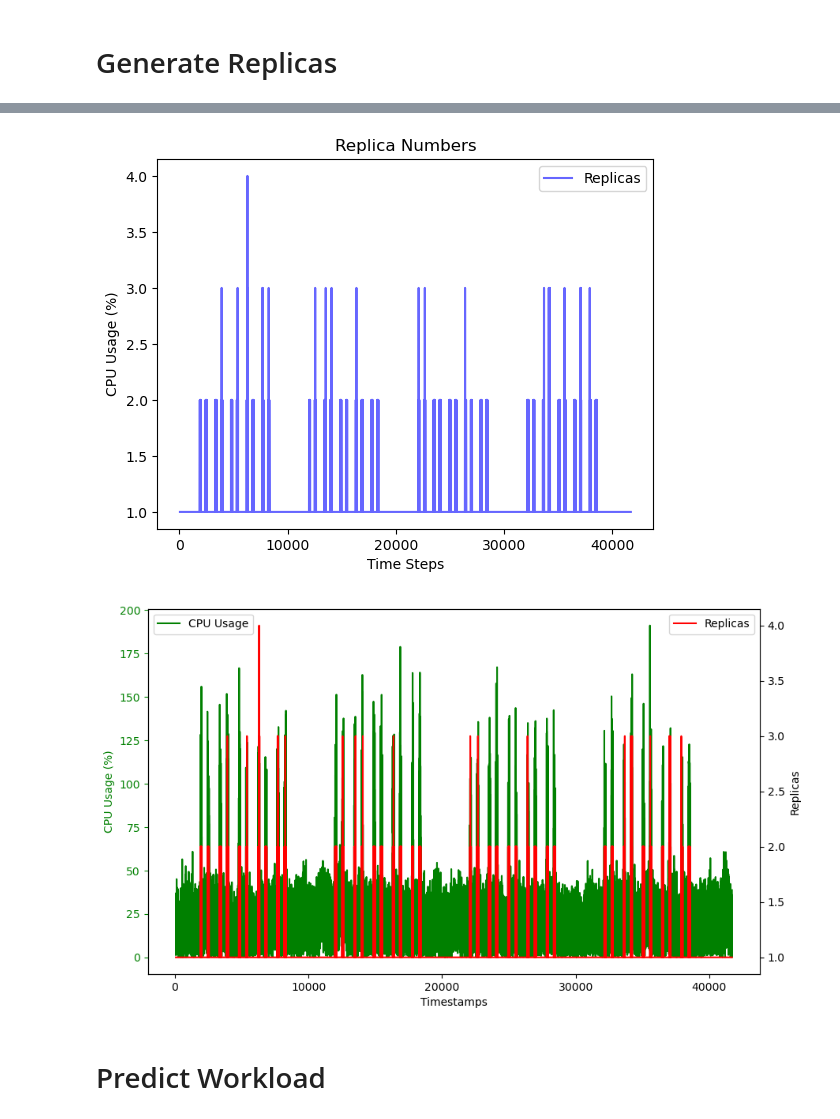
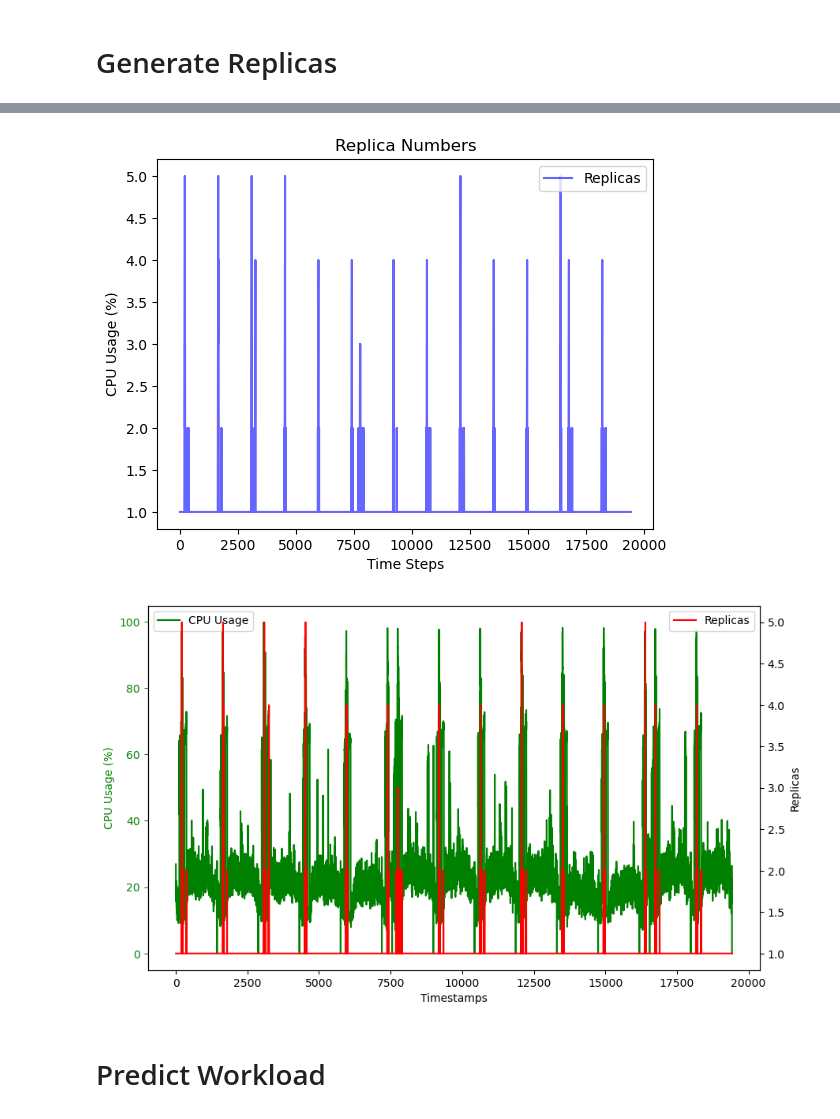
Before and after one commit to BrandonStreets-Mcleod/dissertation-test-code, a Jupyter notebook: Python/forecasting-model-test.ipynb, the cells around one changed output, grey strips where cells are left out. Drawn from its saved outputs; the diff is of its cells as text; code cells hidden in the pictures.

Commit message:
making predictions with only CPU data

```diff
--- a/Python/forecasting-model-test.ipynb
+++ b/Python/forecasting-model-test.ipynb
@@ -163,7 +84,7 @@ replicas = []
 current_replicas = initial_replicas
 
 # Iterate through CPU usage data with the new logic
-for cpu_usage in data_with_spikes_cleaned['CPU Usage (%)']:
+for cpu_usage in cpu_data['cpu_usage']:
     # Check if scaling up is allowed
     if cpu_usage >= threshold:
         if time_since_last_scale_up >= scale_up_cooldown:
@@ -185,12 +106,12 @@ for cpu_usage in data_with_spikes_cleaned['CPU Usage (%)']:
     replicas.append(current_replicas)
 
 # Add the updated replicas to the dataframe
-data_with_spikes_cleaned['replicas'] = replicas
+cpu_data['replicas'] = replicas
 
 # Display the first few rows to check results
-print(data_with_spikes_cleaned)
+print(cpu_data)
 
-plt.plot(data_with_spikes_cleaned['replicas'], label='Replicas', color='blue', alpha=0.6)
+plt.plot(cpu_data['replicas'], label='Replicas', color='blue', alpha=0.6)
 plt.title('Replica Numbers')
 plt.xlabel('Time Steps')
 plt.ylabel('CPU Usage (%)')
@@ -198,12 +119,12 @@ plt.legend(loc='upper right')
 plt.show()
 
 fig, ax1 = plt.subplots(figsize=(10, 6))
-ax1.plot(data_with_spikes_cleaned['CPU Usage (%)'], 'g-', label='CPU Usage')
+ax1.plot(cpu_data['cpu_usage'], 'g-', label='CPU Usage')
 ax1.set_xlabel('Timestamps')
 ax1.set_ylabel('CPU Usage (%)', color='g')
 ax1.tick_params('y', colors='g')
 ax2 = ax1.twinx()
-ax2.plot(data_with_spikes_cleaned['replicas'], 'r-', label='Replicas')
+ax2.plot(cpu_data['replicas'], 'r-', label='Replicas')
 ax2.set_ylabel('Replicas')
 ax2.tick_params('y')
 ax1.legend(loc='upper left')
@@ -212,5 +133,5 @@ plt.show()
 
 # # Save the dataset to a CSV file
 file_path = "../Utilities/csv/cpu_replicas.csv"
-data_with_spikes_cleaned[['CPU Usage (%)', 'replicas']].to_csv(file_path, index=False)
+cpu_data.to_csv(file_path, index=False)
 # %% [output]
@@ -234,4 +155,4 @@ data_with_spikes_cleaned[['CPU Usage (%)', 'replicas']].to_csv(file_path, index=
-[figure, old version]
+[figure, new version]
-[figure, old version]
+[figure, new version]
 # %% [markdown]
 # Predict Workload
```
Also changed, not shown: parts of 11 cells of this notebook, 2 other files.
